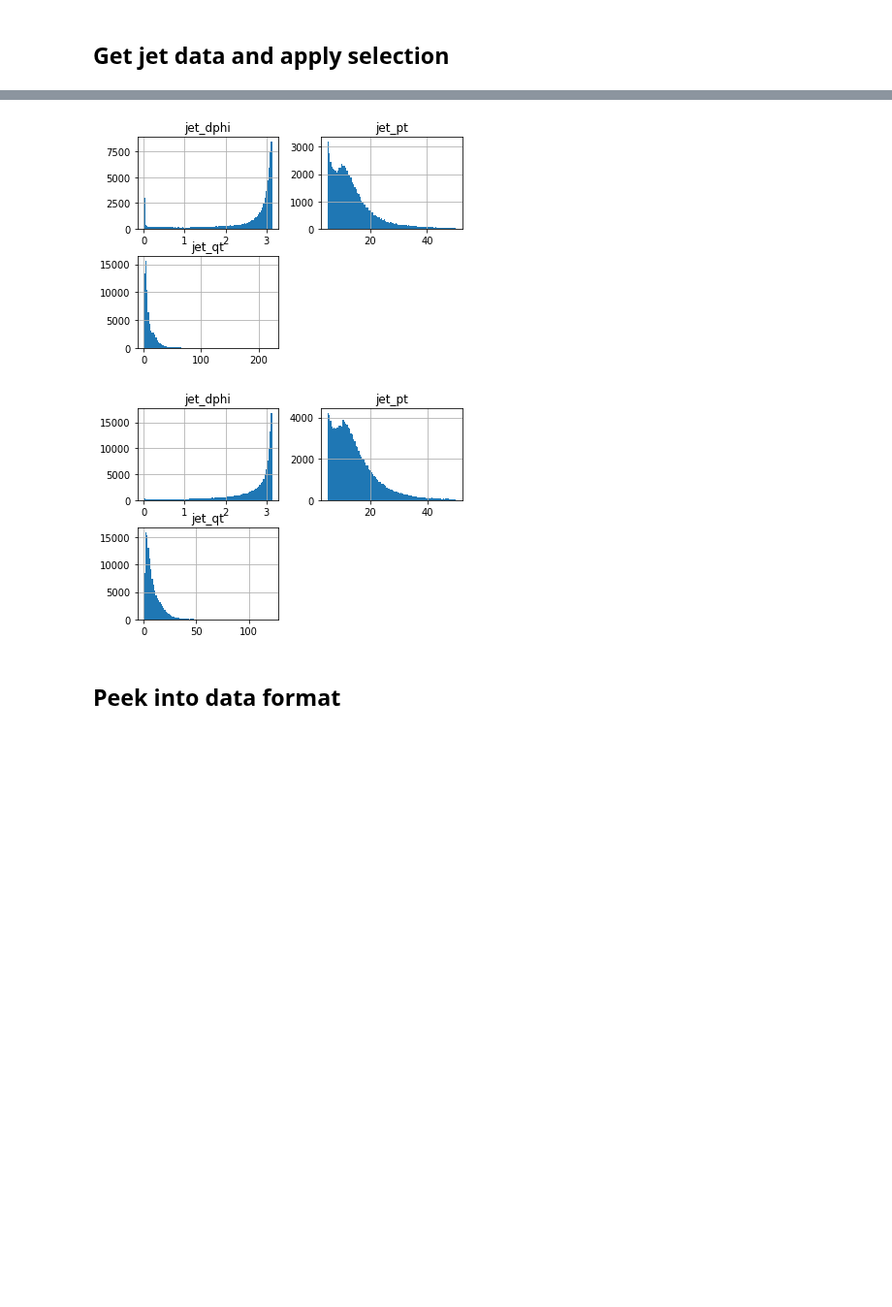
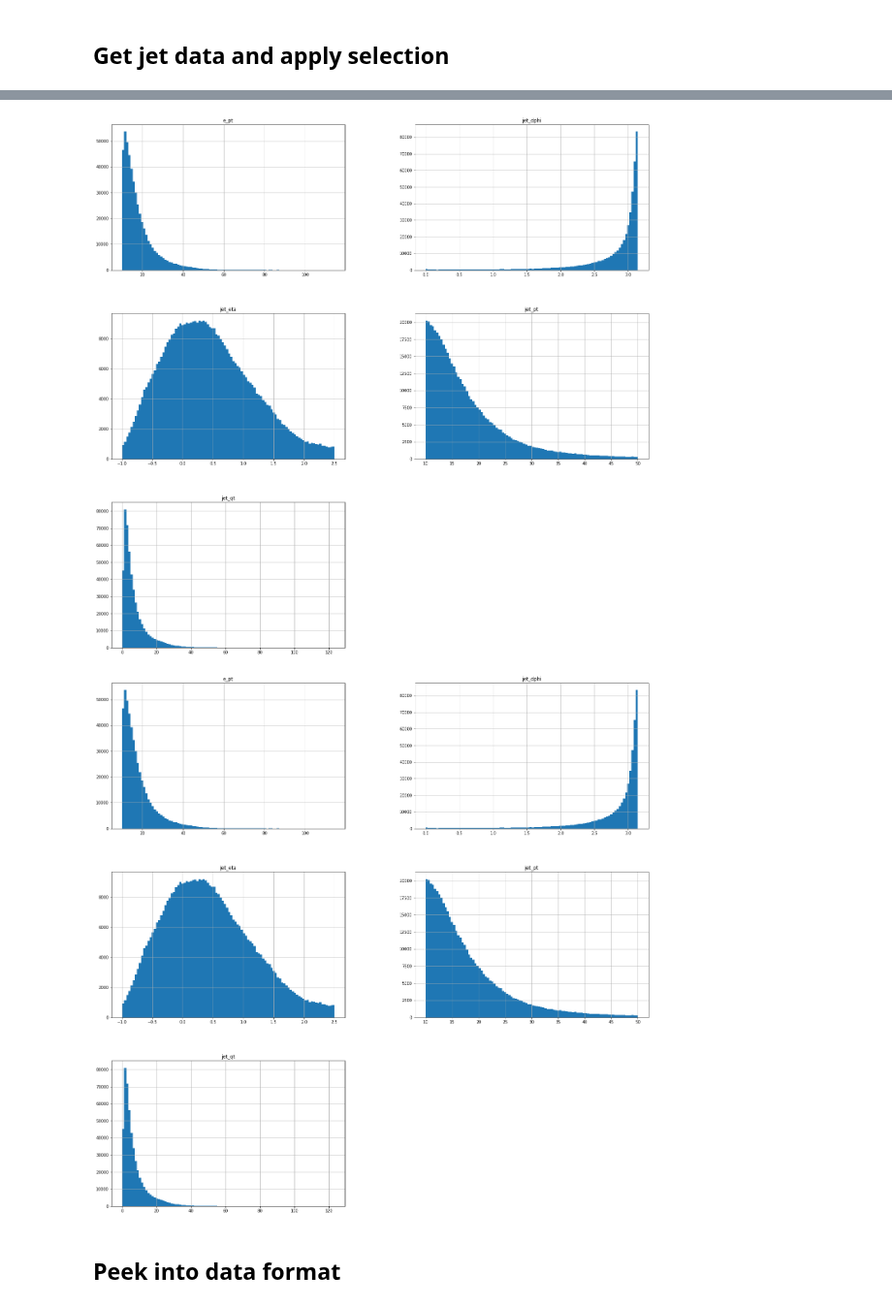
Before and after one commit to miguelignacio/disjets, a Jupyter notebook: disjets.ipynb, the cells around one changed output, grey strips where cells are left out. Shown at 97% size. Saved outputs shown, nothing was run; the diff lists cells and outputs as text; code cells hidden in the pictures; blank space fills up the shorter version.

Commit message:
adding vertex z info and cut

```diff
--- a/disjets.ipynb
+++ b/disjets.ipynb
@@ -35,6 +35,7 @@ def getJetData(inputFiles, isMC=False):
     scalar.append('x')
     scalar.append('y')
     scalar.append('Q2')
+    scalar.append('vertex_z')
 
     scalar.append('e_eta')
     scalar.append('e_theta')
@@ -46,6 +47,7 @@ def getJetData(inputFiles, isMC=False):
     cols.append('jet_qt')
     cols.append('jet_dphi')
     cols.append('jet_z')
+    cols.append('jet_eta')
 
     if(isMC):
         cols.append('genjet_p')
@@ -53,6 +55,7 @@ def getJetData(inputFiles, isMC=False):
         cols.append('genjet_qt')
         cols.append('genjet_dphi')
         cols.append('genjet_z')
+
 
     lists = scalar
     dataframes = []
@@ -112,10 +117,11 @@ def applyCuts(df):
 # %%
 def applyCutsJets(df,isMC=False):
     temp = df
+    temp = applyCut(temp, 'abs(vertex_z)<25 and vertex_z!=0','abs(vertex_z)<25 and and vertex_z!=0')
     temp = applyCut(temp, '0.2 < y < 0.7', '0.2 < y < 0.7')
     temp = applyCut(temp, 'Q2>150', 'Q2>150')
     temp = applyCut(temp, 'e_pt>10', 'e_pt >10')
-    temp = applyCut(temp, 'jet_pt>5', 'jet_pt>5')
+    temp = applyCut(temp, 'jet_pt>10', 'jet_pt>10')
     #temp = applyCut(temp, 'jet_qt<5', 'jet_qt<5')
 
     #temp = applyCut(temp, 'dphi_e_jet > 2.74', 'dphi_e_jet>3.14159-0.4')
@@ -185,0 +191,6 @@ jet_pt>5 125072  fraction kept: 100.0
+# %%
+mc_jet = getJetData(['djangoh.root'],isMC=True)
+mc_jet = applyCutsJets(mc_jet, isMC=True)
+
+altmc_jet = getJetData(['djangoh.root'],isMC=True)
+altmc_jet = applyCutsJets(altmc_jet, isMC=True)
@@ -186,12 +217,11 @@ jet_pt>5 125072  fraction kept: 100.0
 # %%
-rc('text', usetex=False)
-df_jet.hist(bins=100,column=['jet_qt','jet_pt','jet_dphi'])
+mc_jet.hist(figsize=(24,24),bins=100,column=['jet_qt','jet_pt','jet_dphi','jet_eta','e_pt'])
 plt.show()
-mc_jet.hist(bins=100,column=['jet_qt','jet_pt','jet_dphi'])
+altmc_jet.hist(figsize=(24,24),bins=100,column=['jet_qt','jet_pt','jet_dphi','jet_eta','e_pt'])
 plt.show()
 # %% [output]
-[figure, old version]
+[figure, new version]
-[figure, old version]
+[figure, new version]
 # %% [markdown]
 ## Peek into data format
 # %%
```
Also changed, not shown: parts of 43 cells of this notebook.
